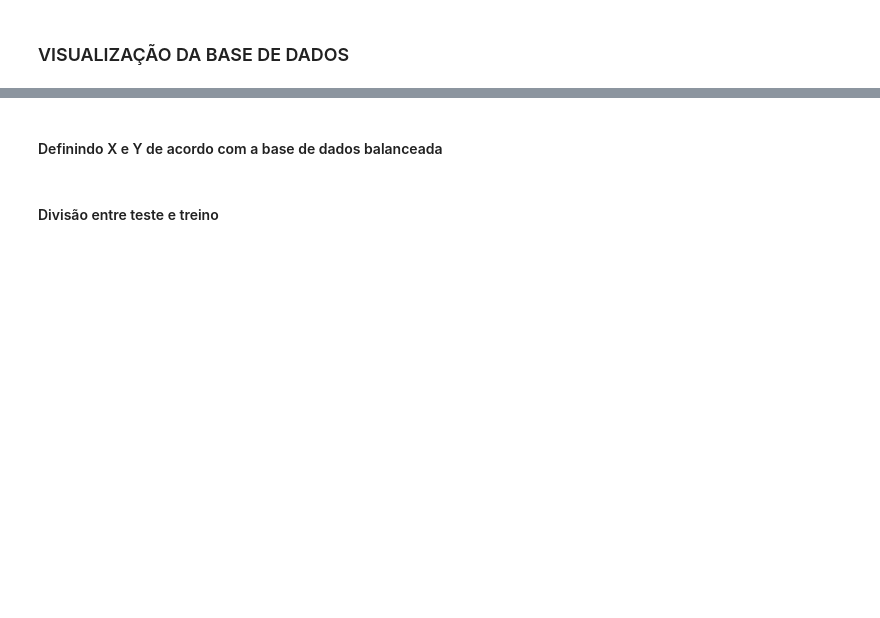
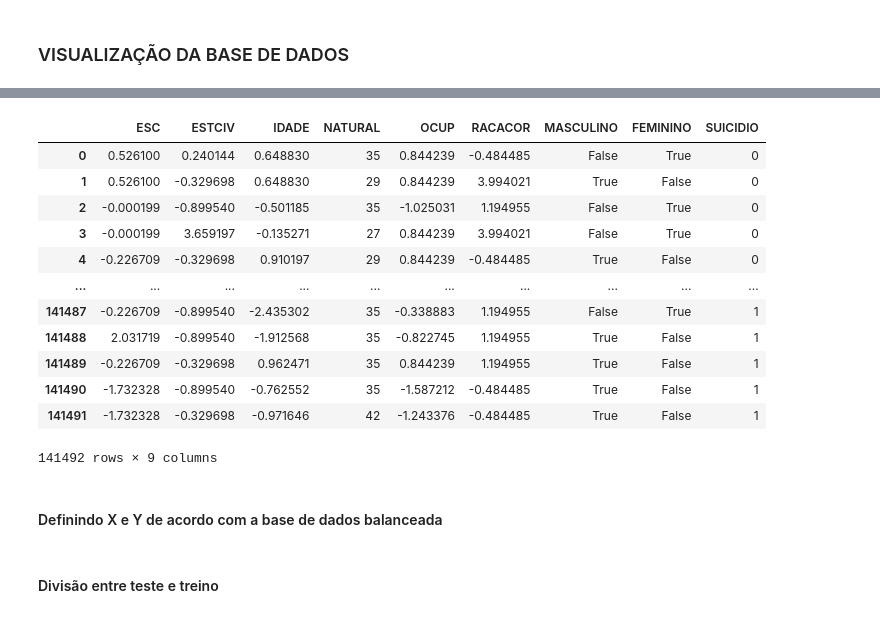
Before and after one commit to dougAlvs/apoio-a-vida, a Jupyter notebook: notebooks/prototype.ipynb, the cells around one changed output, grey strips where cells are left out. Saved outputs shown, nothing was run; the diff lists cells and outputs as text; code cells hidden in the pictures; blank space fills up the shorter version.

```diff
--- a/notebooks/prototype.ipynb
+++ b/notebooks/prototype.ipynb
@@ -37,3 +40,19 @@ full_df
+# %%
+balanced_df
+# %% [output]
+|  | ESC | ESTCIV | IDADE | NATURAL | OCUP | RACACOR | MASCULINO | FEMININO | SUICIDIO |
+| 0 | 0.526100 | 0.240144 | 0.648830 | 35 | 0.844239 | -0.484485 | False | True | 0 |
+| 1 | 0.526100 | -0.329698 | 0.648830 | 29 | 0.844239 | 3.994021 | True | False | 0 |
+| 2 | -0.000199 | -0.899540 | -0.501185 | 35 | -1.025031 | 1.194955 | False | True | 0 |
+| 3 | -0.000199 | 3.659197 | -0.135271 | 27 | 0.844239 | 3.994021 | False | True | 0 |
+| 4 | -0.226709 | -0.329698 | 0.910197 | 29 | 0.844239 | -0.484485 | True | False | 0 |
+| ... | ... | ... | ... | ... | ... | ... | ... | ... | ... |
+| 141487 | -0.226709 | -0.899540 | -2.435302 | 35 | -0.338883 | 1.194955 | False | True | 1 |
+| 141488 | 2.031719 | -0.899540 | -1.912568 | 35 | -0.822745 | 1.194955 | True | False | 1 |
+| 141489 | -0.226709 | -0.329698 | 0.962471 | 35 | 0.844239 | 1.194955 | True | False | 1 |
+| 141490 | -1.732328 | -0.899540 | -0.762552 | 35 | -1.587212 | -0.484485 | True | False | 1 |
+| 141491 | -1.732328 | -0.329698 | -0.971646 | 42 | -1.243376 | -0.484485 | True | False | 1 |
+141492 rows × 9 columns
 # %% [markdown]
 #### Definindo X e Y de acordo com a base de dados balanceada
 # %%
```
Also changed, not shown: parts of 11 cells of this notebook.
